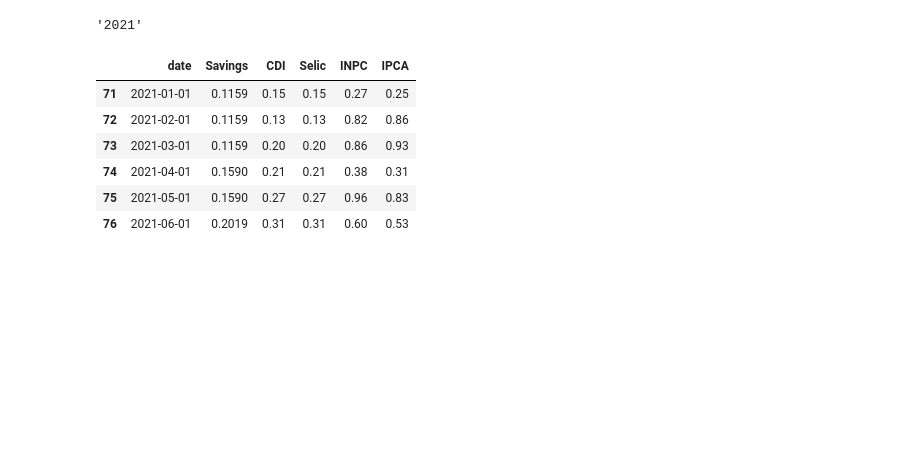
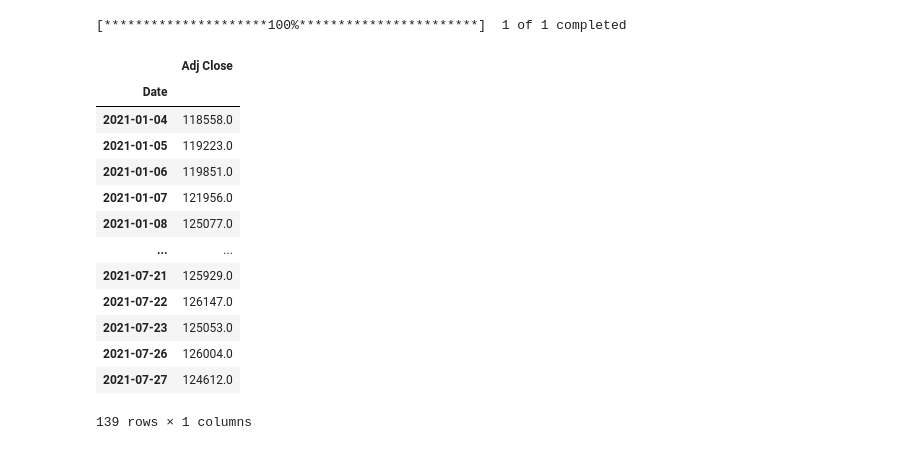
Before and after one commit to PedroDnT/Investments, a Jupyter notebook: src/data_exploration.ipynb, the cells around one changed output. Saved outputs shown, nothing was run; the diff lists cells and outputs as text; code cells hidden in the pictures; blank space fills up the shorter version.

```diff
--- a/src/data_exploration.ipynb
+++ b/src/data_exploration.ipynb
@@ -12,16 +8,25 @@ data = data.data_frame_indicators()
-# %%
-year = str(data['date'].dt.year.unique().max())
-year
-# %% [output]
-'2021'
-# %%
-data_slice = data.query('date >= @year')
-data_slice
-# %% [output]
-|  | date | Savings | CDI | Selic | INPC | IPCA |
-| 71 | 2021-01-01 | 0.1159 | 0.15 | 0.15 | 0.27 | 0.25 |
-| 72 | 2021-02-01 | 0.1159 | 0.13 | 0.13 | 0.82 | 0.86 |
-| 73 | 2021-03-01 | 0.1159 | 0.20 | 0.20 | 0.86 | 0.93 |
-| 74 | 2021-04-01 | 0.1590 | 0.21 | 0.21 | 0.38 | 0.31 |
-| 75 | 2021-05-01 | 0.1590 | 0.27 | 0.27 | 0.96 | 0.83 |
-| 76 | 2021-06-01 | 0.2019 | 0.31 | 0.31 | 0.60 | 0.53 |
+# %%
+today = date.today()
+# %%
+data = yf.download('^BVSP', start="2021-01-01", end=today)
+# %% [output]
+[*********************100%***********************]  1 of 1 completed
+# %%
+adj_close = pd.DataFrame(data['Adj Close'])
+# %%
+adj_close
+# %% [output]
+|  | Adj Close |
+| Date |  |
+| 2021-01-04 | 118558.0 |
+| 2021-01-05 | 119223.0 |
+| 2021-01-06 | 119851.0 |
+| 2021-01-07 | 121956.0 |
+| 2021-01-08 | 125077.0 |
+| ... | ... |
+| 2021-07-21 | 125929.0 |
+| 2021-07-22 | 126147.0 |
+| 2021-07-23 | 125053.0 |
+| 2021-07-26 | 126004.0 |
+| 2021-07-27 | 124612.0 |
+139 rows × 1 columns
```
Also changed, not shown: parts of 20 cells of this notebook, 3 other files.
